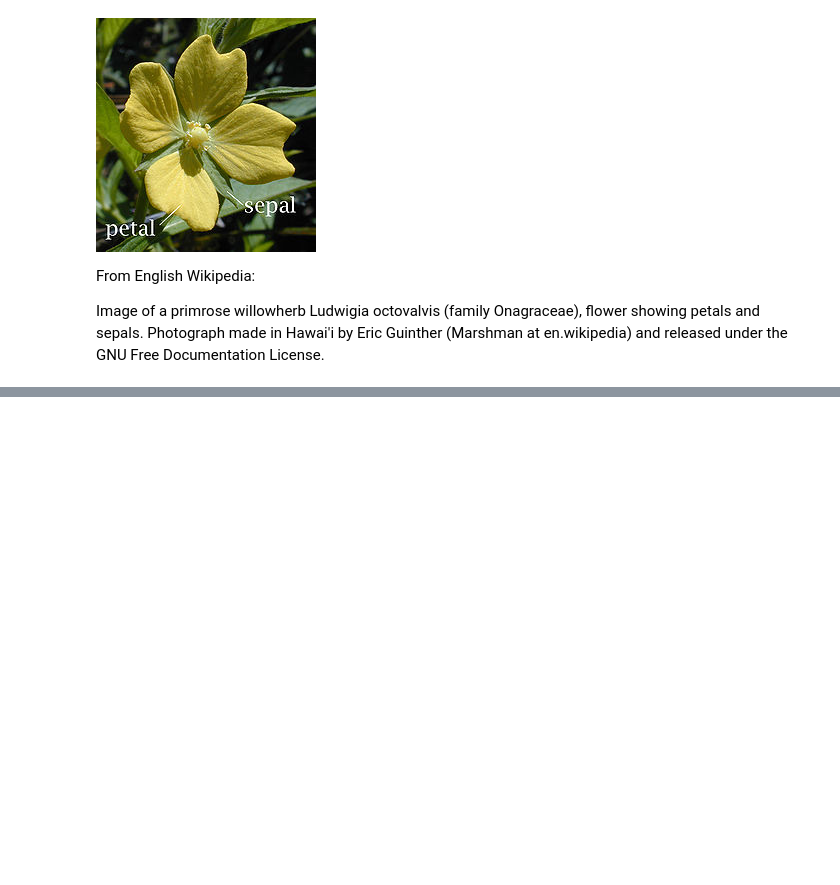
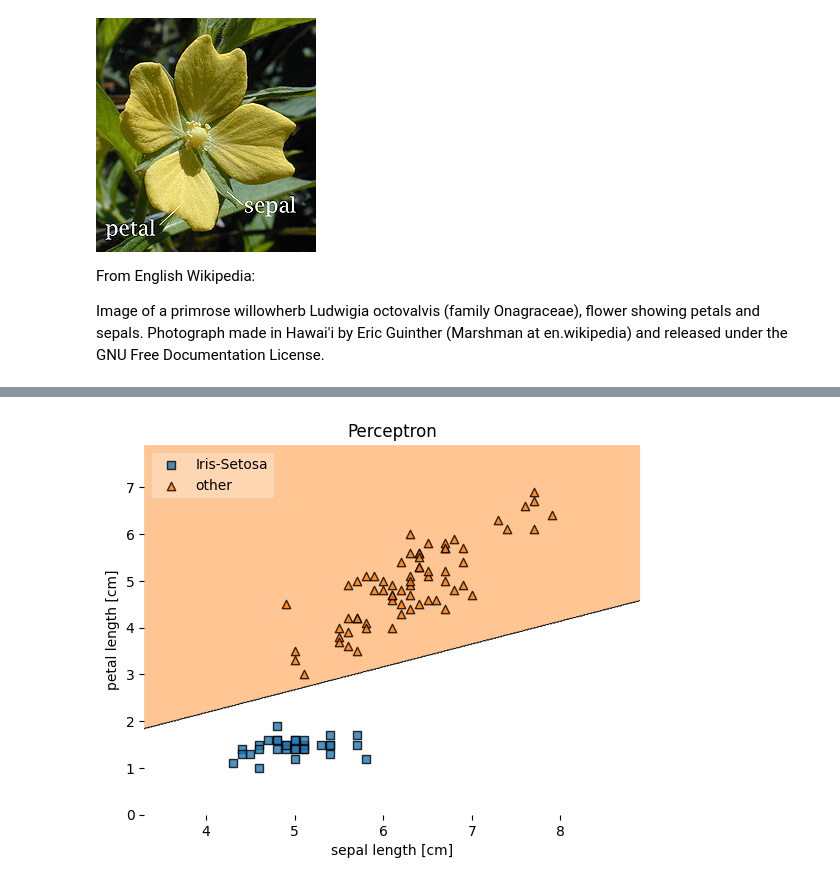
Before and after one commit to MSimonFRA-UAS/LfDFra-UAS, a Jupyter notebook: LfDPerceptron_sol.ipynb, the cells around one changed output, grey strips where cells are left out. Drawn from its saved outputs; the diff is of its cells as text; code cells hidden in the pictures; blank space fills up the shorter version.

```diff
--- a/LfDPerceptron_sol.ipynb
+++ b/LfDPerceptron_sol.ipynb
@@ -81 +81,14 @@ Weights: [-0.2  -0.5   1.24]
+# %%
+# Visualize binary classification regions
+ax = plot_decision_regions(X, y, clf=p)
+plt.title('Perceptron')
+plt.xlabel('sepal length [cm]')
+plt.ylabel('petal length [cm]')
+handles, labels = ax.get_legend_handles_labels()
+ax.legend(handles,
+          ['Iris-Setosa', 'other',],
+           framealpha=0.3, scatterpoints=1)
+plt.show()
+# %% [output]
+[figure, added]
 # %%
```
Also changed, not shown: parts of 3 cells of this notebook.
